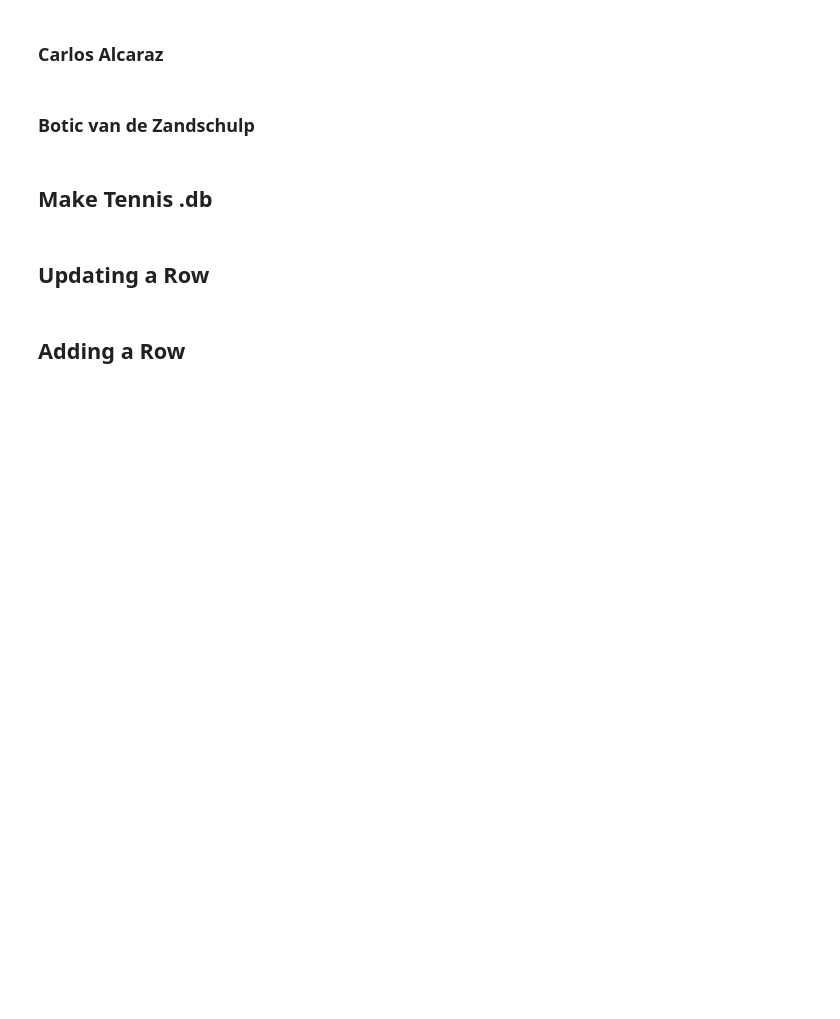
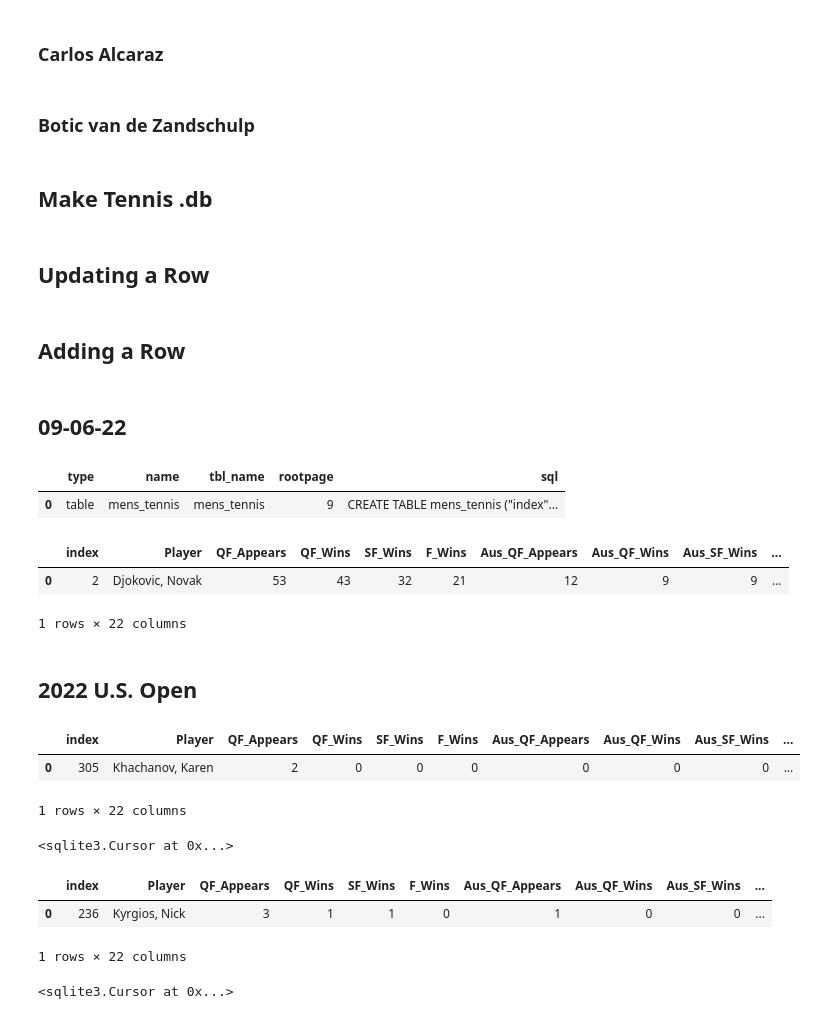
Before and after one commit to gadamico/Sports-Data, a Jupyter notebook: mens_singles_tennis/notebooks/scratch-tennis-db-creation-updating.ipynb, the cells around one changed output. Saved outputs shown, nothing was run; the diff lists cells and outputs as text; code cells hidden in the pictures; blank space fills up the shorter version.

Commit message:
2022 us open updates

```diff
--- a/mens_singles_tennis/notebooks/scratch-tennis-db-creation-updating.ipynb
+++ b/mens_singles_tennis/notebooks/scratch-tennis-db-creation-updating.ipynb
@@ -482,3 +483,30 @@ conn3.close()
     VALUES ('YYY, XXX', 0, 0, 0, 0, 0, 0, 0, 0, 0, 0,
     0, 0, 0, 0, 0, 0, 0, 0, 0, 0)
 """
+# %% [markdown]
+## 09-06-22
+# %%
+conn = sqlite3.connect('../data/tennis.db')
+# %%
+pd.read_sql(
+    """SELECT *
+    FROM sqlite_master""", conn
+)
+# %% [output]
+|  | type | name | tbl_name | rootpage | sql |
+| 0 | table | mens_tennis | mens_tennis | 9 | CREATE TABLE mens_tennis ("index"... |
+# %%
+pd.read_sql(
+    """
+    SELECT *
+    FROM mens_tennis
+    WHERE Player = 'Djokovic, Novak'
+    """,
+    conn
+)
+# %% [output]
+|  | index | Player | QF_Appears | QF_Wins | SF_Wins | F_Wins | Aus_QF_Appears | Aus_QF_Wins | Aus_SF_Wins | ... |
+| 0 | 2 | Djokovic, Novak | 53 | 43 | 32 | 21 | 12 | 9 | 9 | ... |
+1 rows × 22 columns
+# %% [markdown]
+## 2022 U.S. Open
@@ -484,0 +530,50 @@ conn3.close()
+# %%
+pd.read_sql(
+    """
+    SELECT *
+    FROM mens_tennis
+    WHERE Player = 'Khachanov, Karen'
+    """
+, con)
+# %% [output]
+|  | index | Player | QF_Appears | QF_Wins | SF_Wins | F_Wins | Aus_QF_Appears | Aus_QF_Wins | Aus_SF_Wins | ... |
+| 0 | 305 | Khachanov, Karen | 2 | 0 | 0 | 0 | 0 | 0 | 0 | ... |
+1 rows × 22 columns
+# %%
+con.execute(
+    """
+    UPDATE mens_tennis
+    SET QF_Appears = 3,
+    QF_Wins = 1,
+    US_QF_Appears = 1,
+    US_QF_Wins = 1
+
+    WHERE Player = 'Khachanov, Karen'
+    """
+)
+# %% [output]
+<sqlite3.Cursor at 0x...>
+# %%
+pd.read_sql(
+    """
+    SELECT *
+    FROM mens_tennis
+    WHERE Player = 'Kyrgios, Nick'
+    """
+, con)
+# %% [output]
+|  | index | Player | QF_Appears | QF_Wins | SF_Wins | F_Wins | Aus_QF_Appears | Aus_QF_Wins | Aus_SF_Wins | ... |
+| 0 | 236 | Kyrgios, Nick | 3 | 1 | 1 | 0 | 1 | 0 | 0 | ... |
+1 rows × 22 columns
+# %%
+con.execute(
+    """
+    UPDATE mens_tennis
+    SET QF_Appears = 4,
+    US_QF_Appears = 1
+
+    WHERE Player = 'Kyrgios, Nick'
+    """
+)
+# %% [output]
+<sqlite3.Cursor at 0x...>
```
Also changed, not shown: parts of 18 cells of this notebook, 1 other file.
